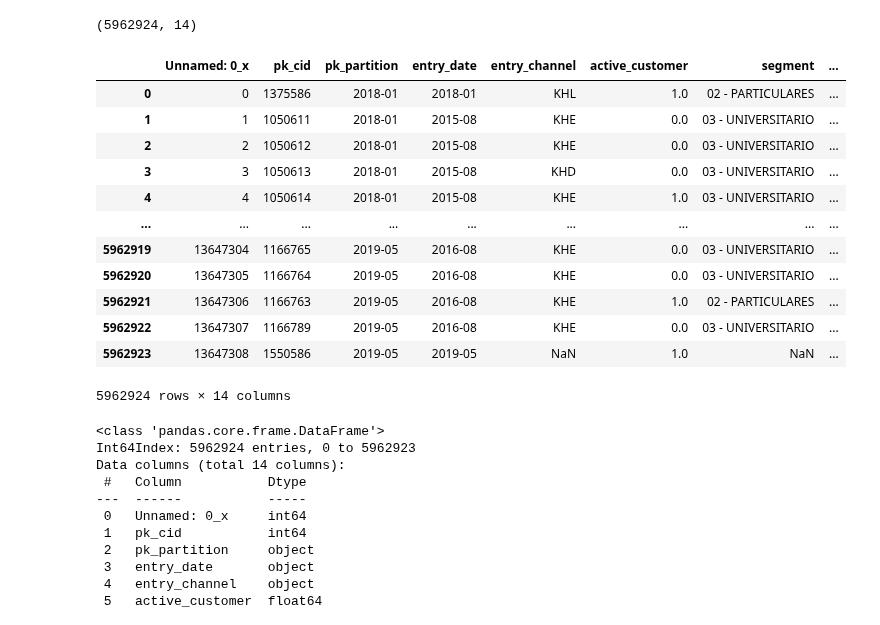
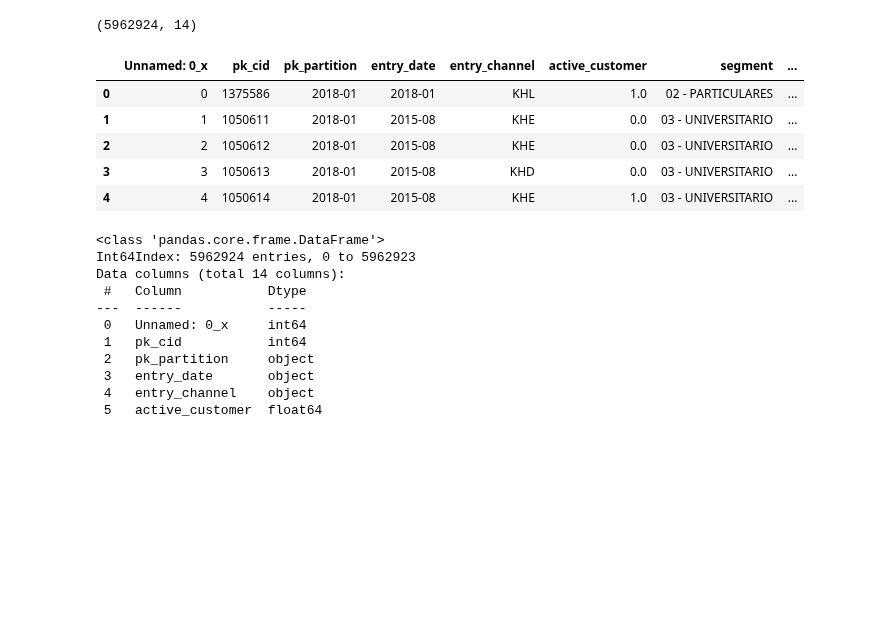
Before and after one commit to RicardColomOrero/easymoney, a Jupyter notebook: Easymoney.ipynb, the cells around one changed output. Saved outputs shown, nothing was run; the diff lists cells and outputs as text; code cells hidden in the pictures; blank space fills up the shorter version.

```diff
--- a/Easymoney.ipynb
+++ b/Easymoney.ipynb
@@ -68,7 +68,7 @@ Mounted at /content/drive
 # Importación dataset
 # %%
 #EVA file_dir = "/content/drive/MyDrive/TFM  Data Science/datasets_TFM_y_diccionario/"
-#CULEB file_dir = "/content/drive/MyDrive/Master_DS/TFM_Data_Science/"
+file_dir = "/content/drive/MyDrive/Master_DS/TFM_Data_Science/datasets_TFM_y_diccionario/" #Culebra file_dir
 # %%
 file_sales ="sales.csv"
 file_product_description ="product_description.csv"
@@ -876,21 +898,14 @@ df1_raw.shape
 # %% [output]
 (5962924, 14)
 # %%
-df1_raw
+df1_raw.head()
 # %% [output]
 |  | Unnamed: 0_x | pk_cid | pk_partition | entry_date | entry_channel | active_customer | segment | ... |
 | 0 | 0 | 1375586 | 2018-01 | 2018-01 | KHL | 1.0 | 02 - PARTICULARES | ... |
 | 1 | 1 | 1050611 | 2018-01 | 2015-08 | KHE | 0.0 | 03 - UNIVERSITARIO | ... |
 | 2 | 2 | 1050612 | 2018-01 | 2015-08 | KHE | 0.0 | 03 - UNIVERSITARIO | ... |
 | 3 | 3 | 1050613 | 2018-01 | 2015-08 | KHD | 0.0 | 03 - UNIVERSITARIO | ... |
 | 4 | 4 | 1050614 | 2018-01 | 2015-08 | KHE | 1.0 | 03 - UNIVERSITARIO | ... |
-| ... | ... | ... | ... | ... | ... | ... | ... | ... |
-| 5962919 | 13647304 | 1166765 | 2019-05 | 2016-08 | KHE | 0.0 | 03 - UNIVERSITARIO | ... |
-| 5962920 | 13647305 | 1166764 | 2019-05 | 2016-08 | KHE | 0.0 | 03 - UNIVERSITARIO | ... |
-| 5962921 | 13647306 | 1166763 | 2019-05 | 2016-08 | KHE | 1.0 | 02 - PARTICULARES | ... |
-| 5962922 | 13647307 | 1166789 | 2019-05 | 2016-08 | KHE | 0.0 | 03 - UNIVERSITARIO | ... |
-| 5962923 | 13647308 | 1550586 | 2019-05 | 2019-05 | NaN | 1.0 | NaN | ... |
-5962924 rows × 14 columns
 # %%
 # Análisis inicial de df_sales_raw y aplicamos las acciones propuestas en el análisis de los datasets
 
```
Also changed, not shown: parts of 72 cells of this notebook.
